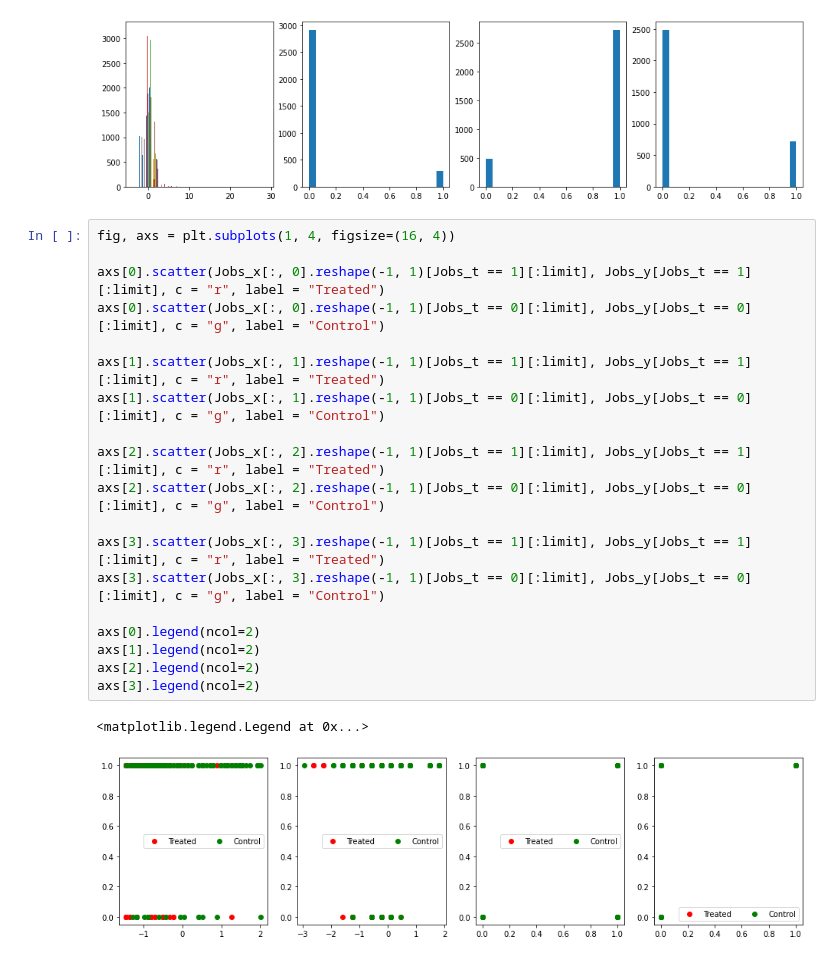
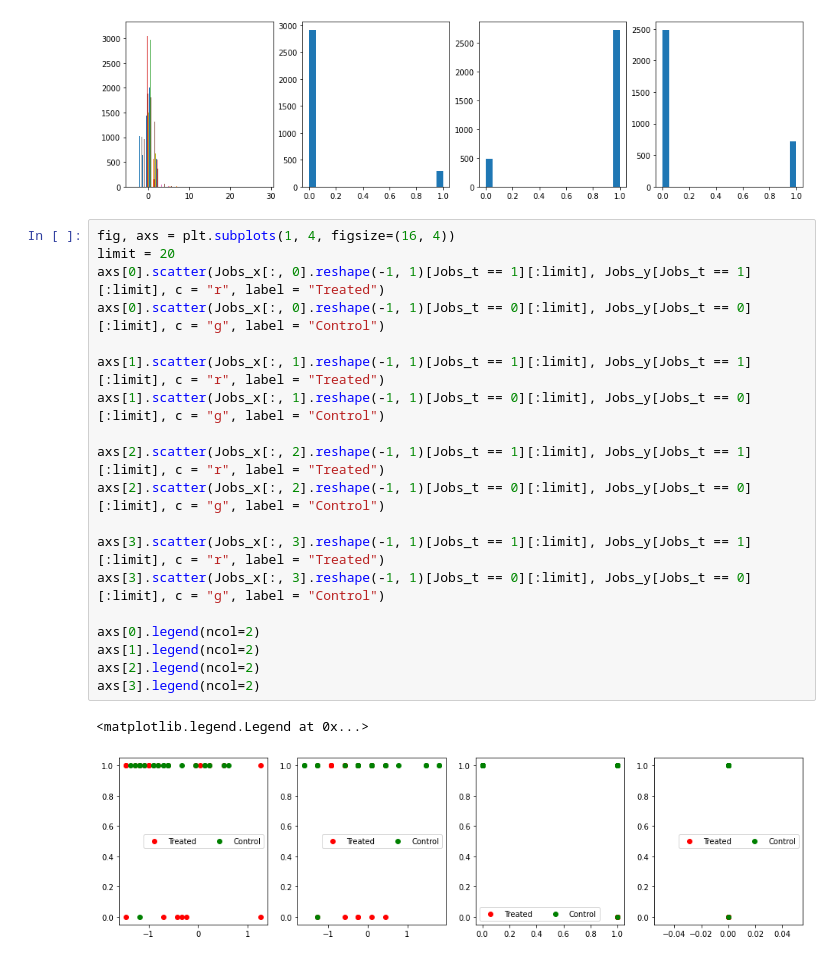
Before and after one commit to ThomasWork4/CE888, a Jupyter notebook: project/Assignment CE888.ipynb, the cells around one changed output. Saved outputs shown, nothing was run; the diff lists cells and outputs as text.

```diff
--- a/project/Assignment CE888.ipynb
+++ b/project/Assignment CE888.ipynb
@@ -124,23 +170,23 @@ plt.show()
 [figure]
 # %%
 fig, axs = plt.subplots(1, 4, figsize=(16, 4))
-
+limit = 20
 axs[0].scatter(Jobs_x[:, 0].reshape(-1, 1)[Jobs_t == 1][:limit], Jobs_y[Jobs_t == 1][:limit], c = "r", label = "Treated")
 axs[0].scatter(Jobs_x[:, 0].reshape(-1, 1)[Jobs_t == 0][:limit], Jobs_y[Jobs_t == 0][:limit], c = "g", label = "Control")
 
 axs[1].scatter(Jobs_x[:, 1].reshape(-1, 1)[Jobs_t == 1][:limit], Jobs_y[Jobs_t == 1][:limit], c = "r", label = "Treated")
 axs[1].scatter(Jobs_x[:, 1].reshape(-1, 1)[Jobs_t == 0][:limit], Jobs_y[Jobs_t == 0][:limit], c = "g", label = "Control")
 
 axs[2].scatter(Jobs_x[:, 2].reshape(-1, 1)[Jobs_t == 1][:limit], Jobs_y[Jobs_t == 1][:limit], c = "r", label = "Treated")
 axs[2].scatter(Jobs_x[:, 2].reshape(-1, 1)[Jobs_t == 0][:limit], Jobs_y[Jobs_t == 0][:limit], c = "g", label = "Control")
 
 axs[3].scatter(Jobs_x[:, 3].reshape(-1, 1)[Jobs_t == 1][:limit], Jobs_y[Jobs_t == 1][:limit], c = "r", label = "Treated")
 axs[3].scatter(Jobs_x[:, 3].reshape(-1, 1)[Jobs_t == 0][:limit], Jobs_y[Jobs_t == 0][:limit], c = "g", label = "Control")
 
 axs[0].legend(ncol=2)
 axs[1].legend(ncol=2)
 axs[2].legend(ncol=2)
 axs[3].legend(ncol=2)
 # %% [output]
 <matplotlib.legend.Legend at 0x...>
-[figure, old version]
+[figure, new version]
```
Also changed, not shown: parts of 10 cells of this notebook.
